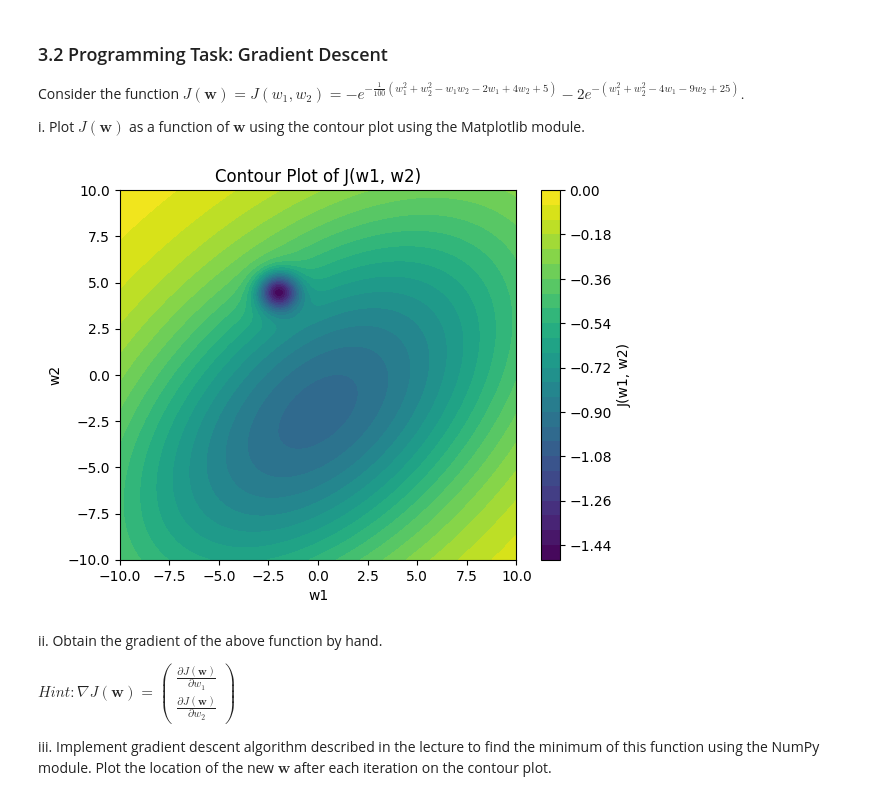
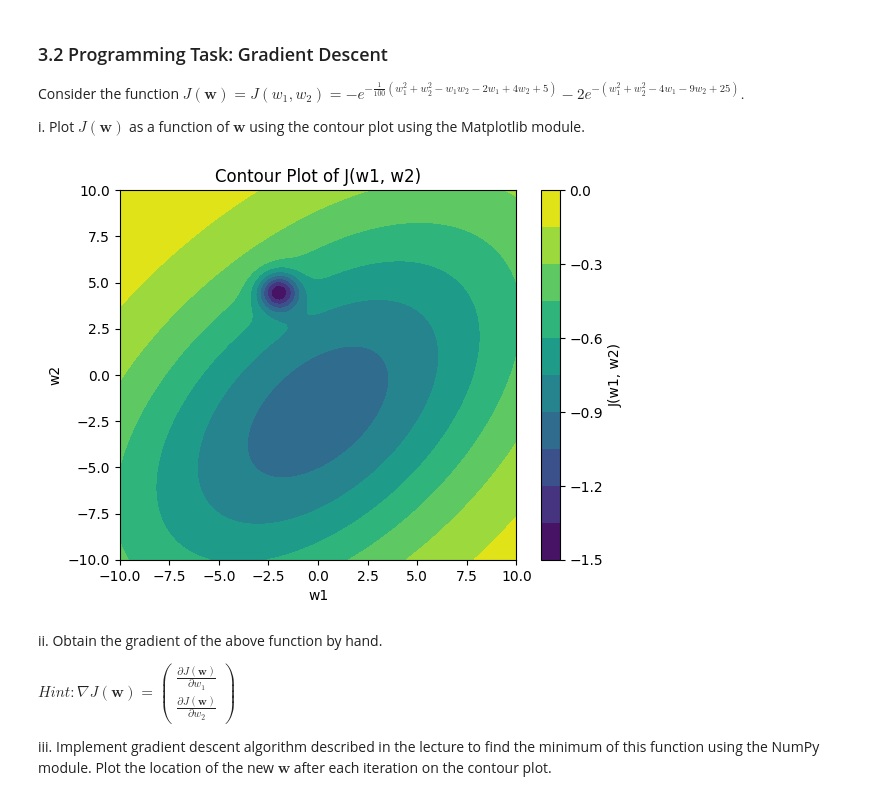
Before and after one commit to ahmadmadyy/Machine-Learning-Projects, a Jupyter notebook: Assignments/1/Supplement-3.ipynb, the cells around one changed output. Saved outputs shown, nothing was run; the diff lists cells and outputs as text; code cells hidden in the pictures.

```diff
--- a/Assignments/1/Supplement-3.ipynb
+++ b/Assignments/1/Supplement-3.ipynb
@@ -15,22 +15,22 @@ i\. Plot $J(\boldsymbol{w})$ as a function of $\boldsymbol{w}$ using the contour
 # %%
 # TODO: Define function J(w)
 def J(w1, w2):
     term1 = -np.exp(-1/100 * (w1**2 + w2**2 - w1*w2 - 2*w1 + 4*w2 + 5))
     term2 = -2 * np.exp(-(w1**2 + w2**2 + 4*w1 - 9*w2 + 25))
     return term1 + term2
 
 w1 = np.linspace(-10, 10, 100)
 w2 = np.linspace(-10, 10, 100)
 W1, W2 = np.meshgrid(w1, w2)
 J_values = J(W1, W2)
-plt.contourf(W1, W2, J_values, levels=25, cmap='viridis')
+plt.contourf(W1, W2, J_values, levels=10, cmap='viridis')
 plt.colorbar(label='J(w1, w2)')
 plt.xlabel("w1")
 plt.ylabel("w2")
 plt.title("Contour Plot of J(w1, w2)")
 plt.show()
 # %% [output]
-[figure, old version]
+[figure, new version]
 # %% [markdown]
 ii\. Obtain the gradient of the above function by hand.
 
```
Also changed, not shown: parts of 18 cells of this notebook.
